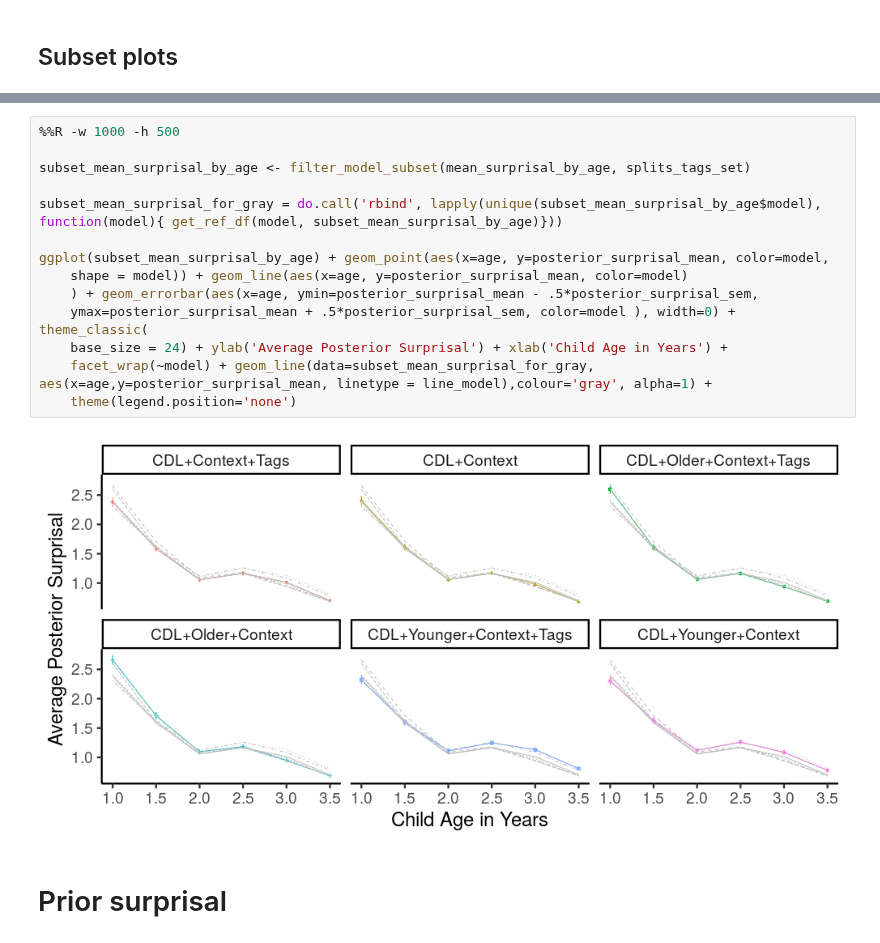
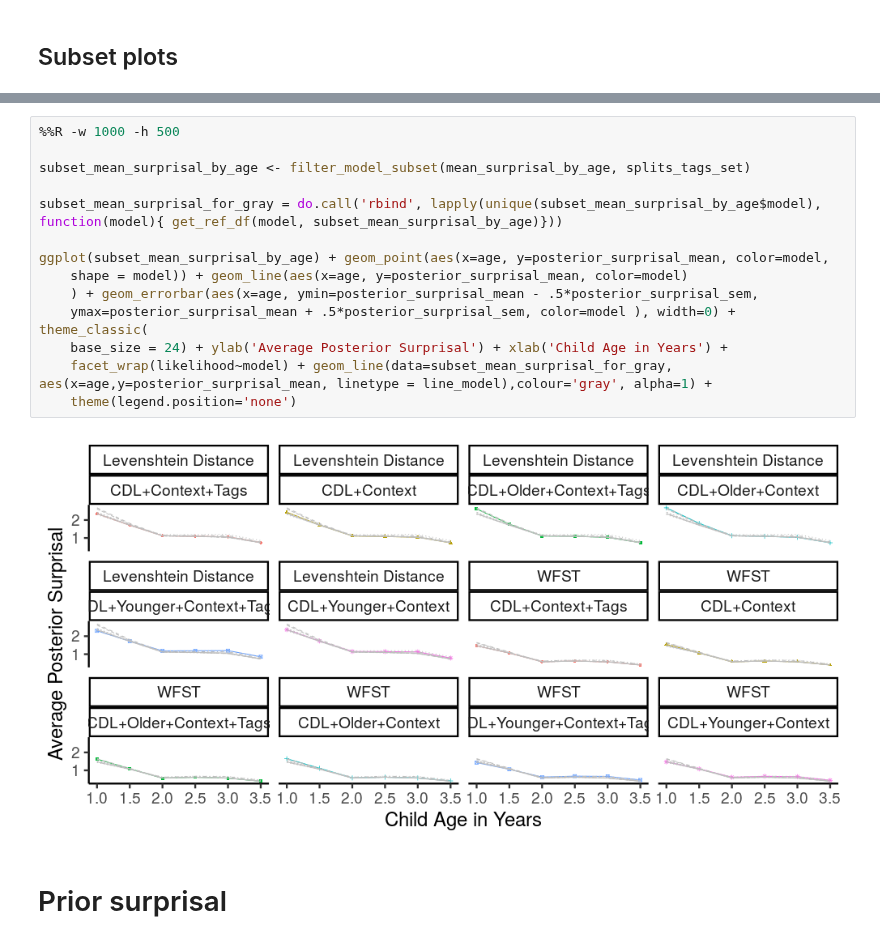
Before and after one commit to smeylan/child-directed-listening, a Jupyter notebook: Models across time analyses.ipynb, the cells around one changed output, grey strips where cells are left out. Cells and saved outputs as stored; diff of their text form.

```diff
--- a/Models across time analyses.ipynb
+++ b/Models across time analyses.ipynb
@@ -386,19 +367,19 @@ ggplot(overview_mean_surprisal_by_age) + geom_point(aes(x=age, y=posterior_surpr
 # %%
 %%R -w 1000 -h 500
 
 subset_mean_surprisal_by_age <- filter_model_subset(mean_surprisal_by_age, splits_tags_set)
 
 subset_mean_surprisal_for_gray = do.call('rbind', lapply(unique(subset_mean_surprisal_by_age$model), function(model){ get_ref_df(model, subset_mean_surprisal_by_age)}))
 
 ggplot(subset_mean_surprisal_by_age) + geom_point(aes(x=age, y=posterior_surprisal_mean, color=model,
     shape = model)) + geom_line(aes(x=age, y=posterior_surprisal_mean, color=model)
     ) + geom_errorbar(aes(x=age, ymin=posterior_surprisal_mean - .5*posterior_surprisal_sem,
     ymax=posterior_surprisal_mean + .5*posterior_surprisal_sem, color=model ), width=0) + theme_classic(
     base_size = 24) + ylab('Average Posterior Surprisal') + xlab('Child Age in Years') +
-    facet_wrap(~model) + geom_line(data=subset_mean_surprisal_for_gray, aes(x=age,y=posterior_surprisal_mean, linetype = line_model),colour='gray', alpha=1) +
+    facet_wrap(likelihood~model) + geom_line(data=subset_mean_surprisal_for_gray, aes(x=age,y=posterior_surprisal_mean, linetype = line_model),colour='gray', alpha=1) +
     theme(legend.position='none')
 # %% [output]
-[figure, old version]
+[figure, new version]
 # %% [markdown]
 # Prior surprisal
 # %%
```
Also changed, not shown: parts of 45 cells of this notebook, 7 other files.
